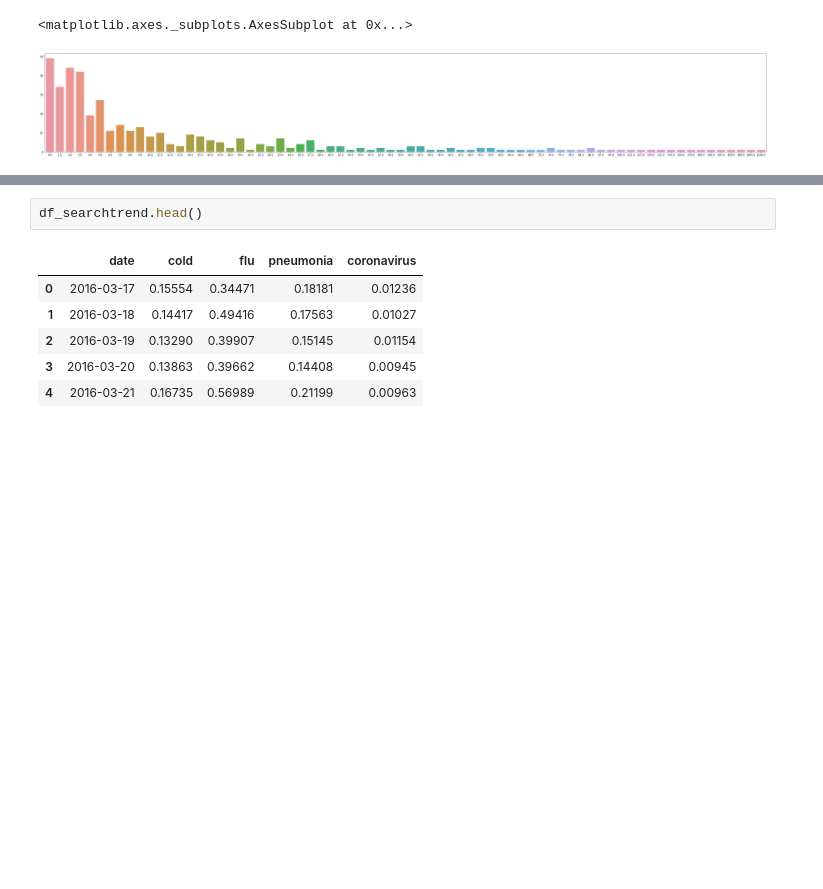
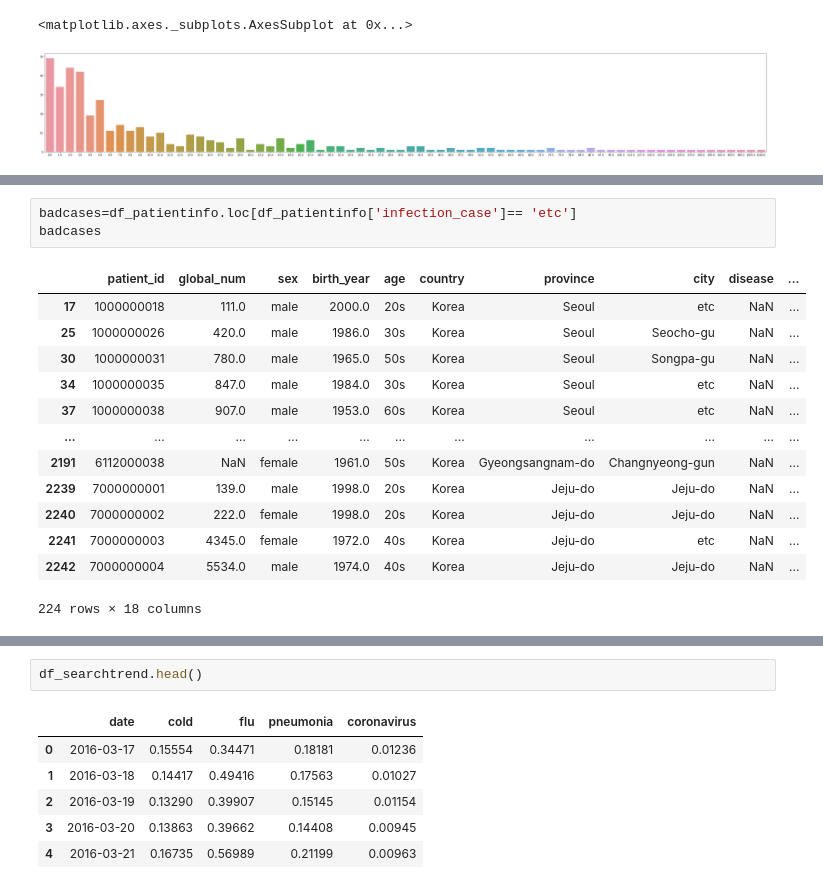
Before and after one commit to Mvgrillo1357/Ai-Platform-Engineering, a Jupyter notebook: ml_applied_to_coronavirus/Coronavirus.ipynb, the cells around one changed output, grey strips where cells are left out. Cells and saved outputs as stored; diff of their text form; blank space fills up the shorter version.

```diff
--- a/ml_applied_to_coronavirus/Coronavirus.ipynb
+++ b/ml_applied_to_coronavirus/Coronavirus.ipynb
@@ -456,0 +527,17 @@ sns.barplot(numbercontacted, count_seen)
+# %%
+badcases=df_patientinfo.loc[df_patientinfo['infection_case']== 'etc']
+badcases
+# %% [output]
+|  | patient_id | global_num | sex | birth_year | age | country | province | city | disease | ... |
+| 17 | 1000000018 | 111.0 | male | 2000.0 | 20s | Korea | Seoul | etc | NaN | ... |
+| 25 | 1000000026 | 420.0 | male | 1986.0 | 30s | Korea | Seoul | Seocho-gu | NaN | ... |
+| 30 | 1000000031 | 780.0 | male | 1965.0 | 50s | Korea | Seoul | Songpa-gu | NaN | ... |
+| 34 | 1000000035 | 847.0 | male | 1984.0 | 30s | Korea | Seoul | etc | NaN | ... |
+| 37 | 1000000038 | 907.0 | male | 1953.0 | 60s | Korea | Seoul | etc | NaN | ... |
+| ... | ... | ... | ... | ... | ... | ... | ... | ... | ... | ... |
+| 2191 | 6112000038 | NaN | female | 1961.0 | 50s | Korea | Gyeongsangnam-do | Changnyeong-gun | NaN | ... |
+| 2239 | 7000000001 | 139.0 | male | 1998.0 | 20s | Korea | Jeju-do | Jeju-do | NaN | ... |
+| 2240 | 7000000002 | 222.0 | female | 1998.0 | 20s | Korea | Jeju-do | Jeju-do | NaN | ... |
+| 2241 | 7000000003 | 4345.0 | female | 1972.0 | 40s | Korea | Jeju-do | etc | NaN | ... |
+| 2242 | 7000000004 | 5534.0 | male | 1974.0 | 40s | Korea | Jeju-do | Jeju-do | NaN | ... |
+224 rows × 18 columns
```
Also changed, not shown: parts of 96 cells of this notebook.
